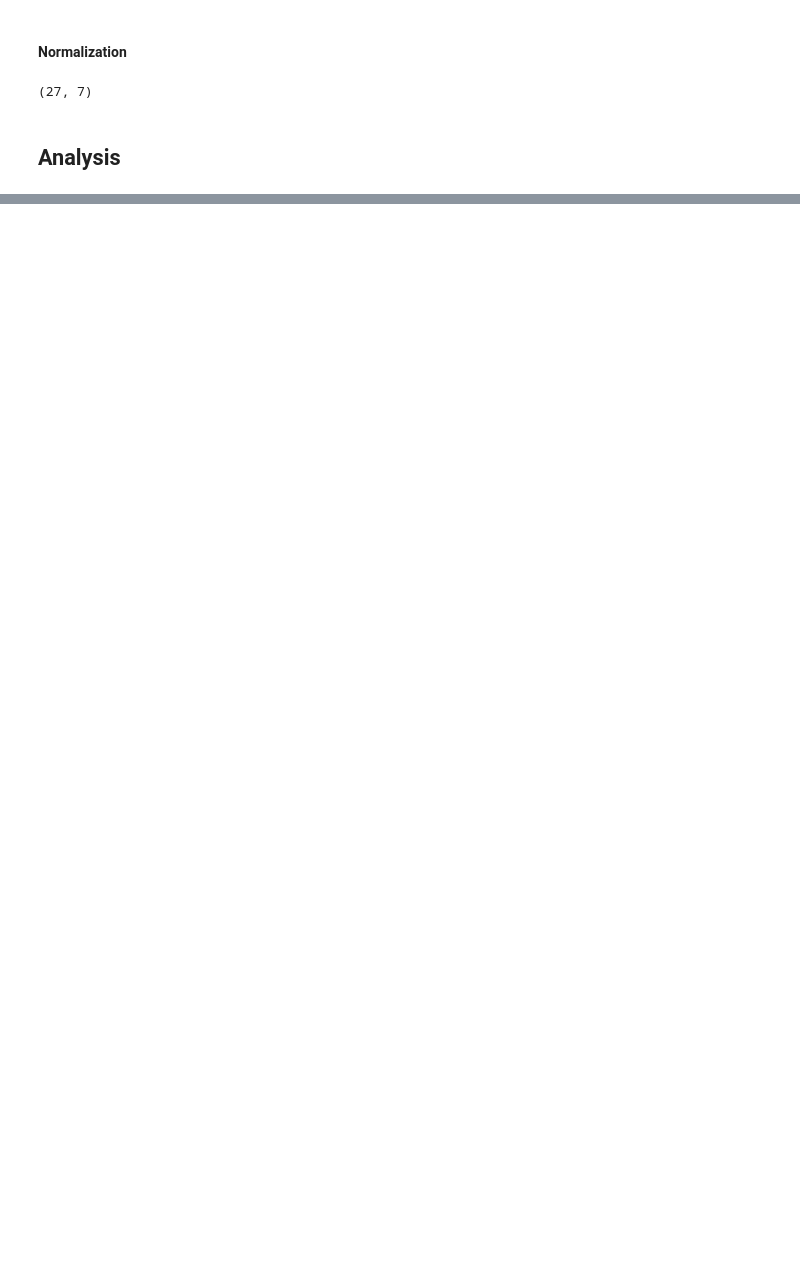
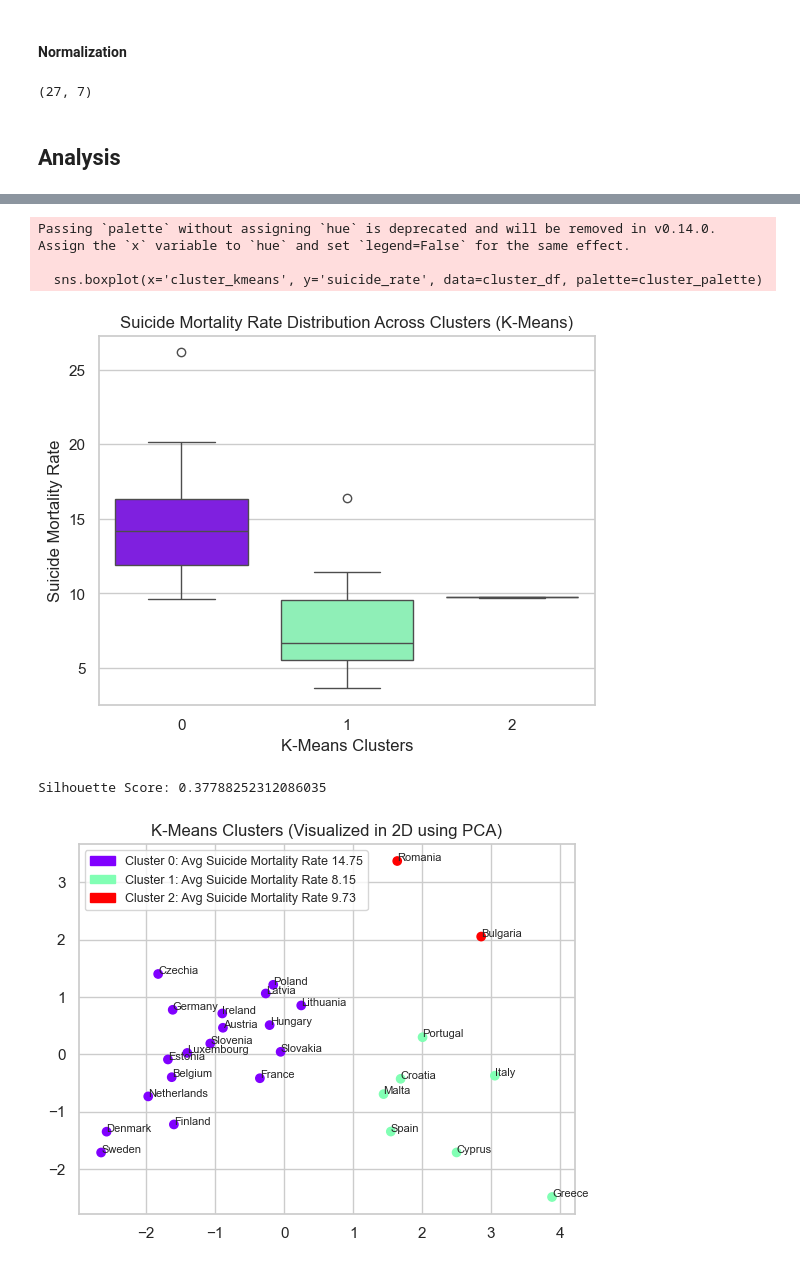
Before and after one commit to olofjardfelt/Project-Data-Mining-I, a Jupyter notebook: data_processing.ipynb, the cells around one changed output, grey strips where cells are left out. Cells and saved outputs as stored; diff of their text form; code cells hidden in the pictures; blank space fills up the shorter version.

```diff
--- a/data_processing.ipynb
+++ b/data_processing.ipynb
@@ -445,0 +492,49 @@ plt.show()
+# %%
+optimal_k = 3  # Optimal number of clusters based on the Elbow Method
+kmeans = KMeans(n_clusters=optimal_k, random_state=42)
+clusters_kmeans = kmeans.fit_predict(principal_components)
+
+# Merge the labels with the clustered data
+cluster_df = label_df.copy()
+cluster_df.insert(cluster_df.shape[1], 'cluster_kmeans', clusters_kmeans)
+
+num_clusters = cluster_df['cluster_kmeans'].nunique()
+colors_sns = plt.cm.get_cmap('rainbow', num_clusters)
+cluster_palette = {str(i): colors_sns(i) for i in range(num_clusters)}
+
+# Analyze clusters
+sns.set(style="whitegrid")
+# plt.figure(figsize=(10, 6))
+sns.boxplot(x='cluster_kmeans', y='suicide_rate', data=cluster_df, palette=cluster_palette)
+plt.ylabel('Suicide Mortality Rate')
+plt.xlabel('K-Means Clusters')
+plt.title('Suicide Mortality Rate Distribution Across Clusters (K-Means)')
+plt.show()
+
+# Calculate the silhouette score
+silhouette_avg = silhouette_score(principal_components, cluster_df['cluster_kmeans'])
+print(f'Silhouette Score: {silhouette_avg}')
+
+
+plt.scatter(principal_components_2d[:,0], principal_components_2d[:,1], c=clusters_kmeans, cmap='rainbow')
+plt.title('K-Means Clusters (Visualized in 2D using PCA)')
+
+# Create custom patches for each cluster to add to the legend
+cluster_labels = np.unique(clusters_kmeans)
+colors = plt.cm.rainbow(np.linspace(0, 1, len(cluster_labels)))
+
+# Create legend patches for each cluster
+avg_suicide_rate_per_cluster = cluster_df.groupby('cluster_kmeans')['suicide_rate'].mean()
+patches = [mpatches.Patch(color=colors[i], label=f'Cluster {cluster_labels[i]}: Avg Suicide Mortality Rate {avg_suicide_rate_per_cluster[i]:.2f}') for i in range(len(cluster_labels))]
+
+plt.legend(handles=patches, loc='upper left', fontsize=9)
+for i, country in enumerate(cluster_df['country']):
+    plt.text(principal_components_2d[i,0], principal_components_2d[i,1], country, fontsize=8, ha='left')
+plt.show()
+# %% [output]
+Passing `palette` without assigning `hue` is deprecated and will be removed in v0.14.0. Assign the `x` variable to `hue` and set `legend=False` for the same effect.
+
+  sns.boxplot(x='cluster_kmeans', y='suicide_rate', data=cluster_df, palette=cluster_palette)
+[figure, added]
+Silhouette Score: 0.37788252312086035
+[figure, added]
```
Also changed, not shown: parts of 14 cells of this notebook, 4 other files.
